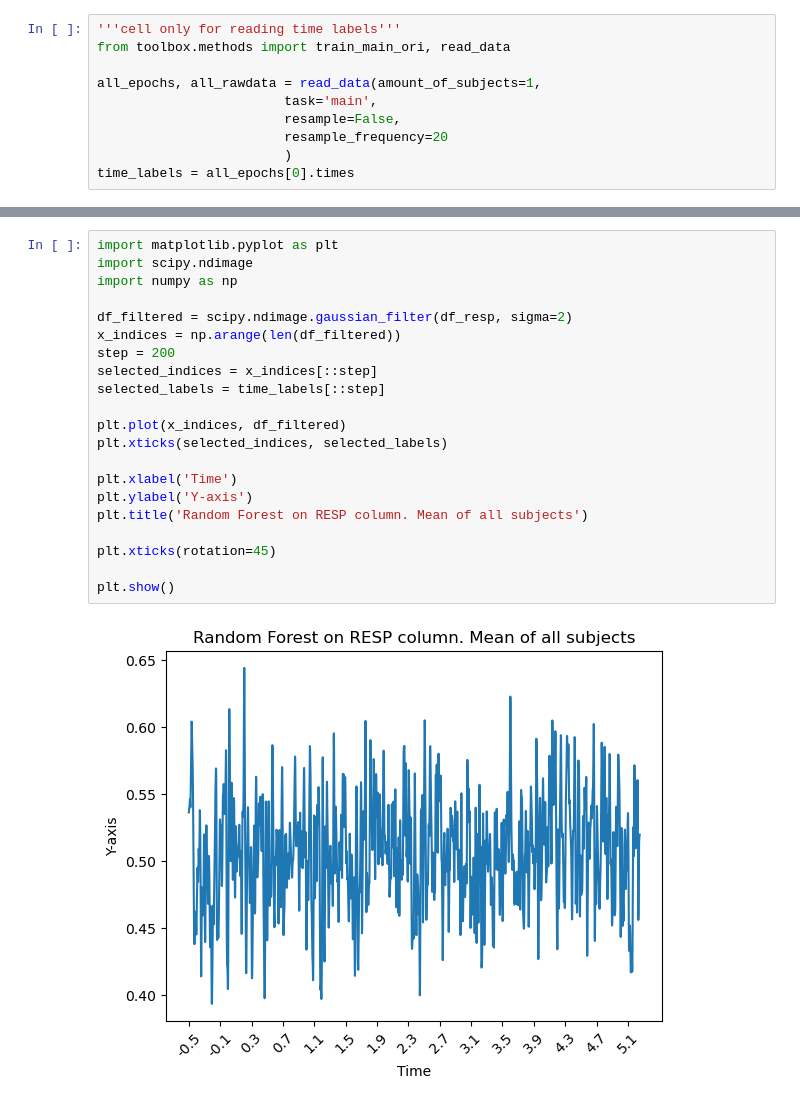
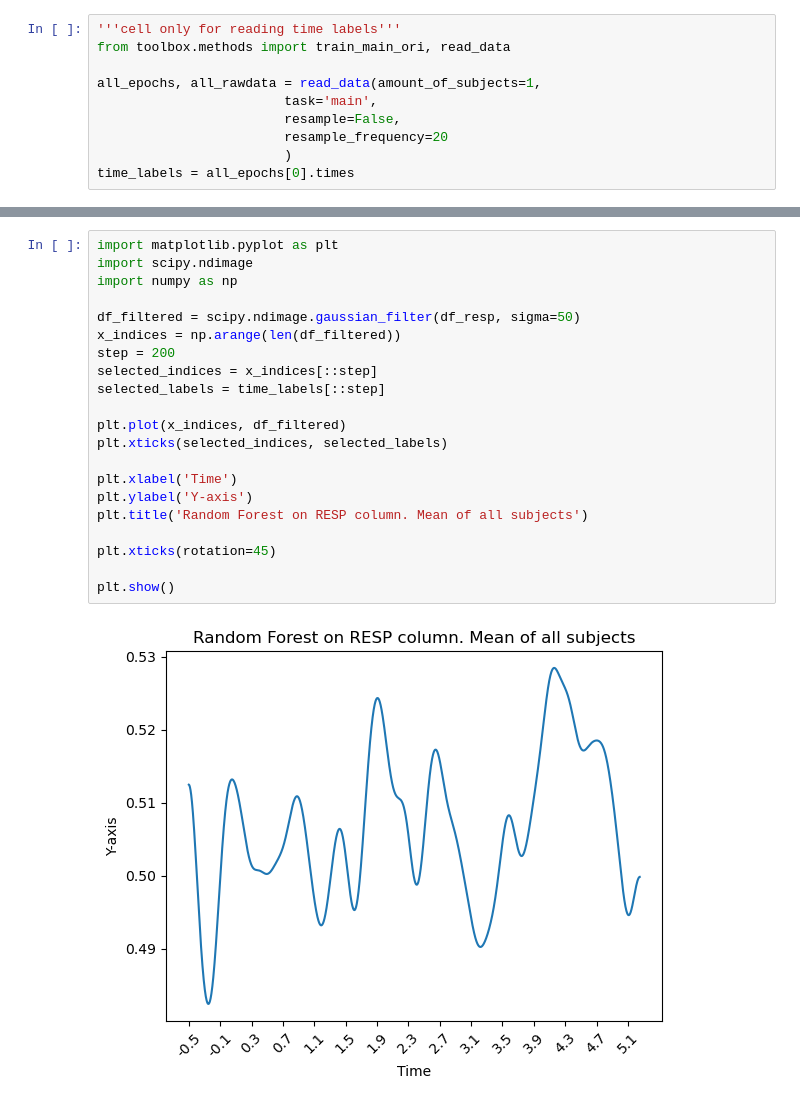
Before and after one commit to unthrived/master-thesis, a Jupyter notebook: 0_results.ipynb, the cells around one changed output, grey strips where cells are left out. Drawn from its saved outputs; the diff is of its cells as text.

```diff
--- a/0_results.ipynb
+++ b/0_results.ipynb
@@ -104,23 +104,23 @@ plt.show()
 # %%
 import matplotlib.pyplot as plt
 import scipy.ndimage
 import numpy as np
 
-df_filtered = scipy.ndimage.gaussian_filter(df_resp, sigma=2)
+df_filtered = scipy.ndimage.gaussian_filter(df_resp, sigma=50)
 x_indices = np.arange(len(df_filtered))
 step = 200
 selected_indices = x_indices[::step]
 selected_labels = time_labels[::step]
 
 plt.plot(x_indices, df_filtered)
 plt.xticks(selected_indices, selected_labels)
 
 plt.xlabel('Time')
 plt.ylabel('Y-axis')
 plt.title('Random Forest on RESP column. Mean of all subjects')
 
 plt.xticks(rotation=45)
 
 plt.show()
 # %% [output]
-[figure, old version]
+[figure, new version]
```
Also changed, not shown: parts of 2 cells of this notebook.
